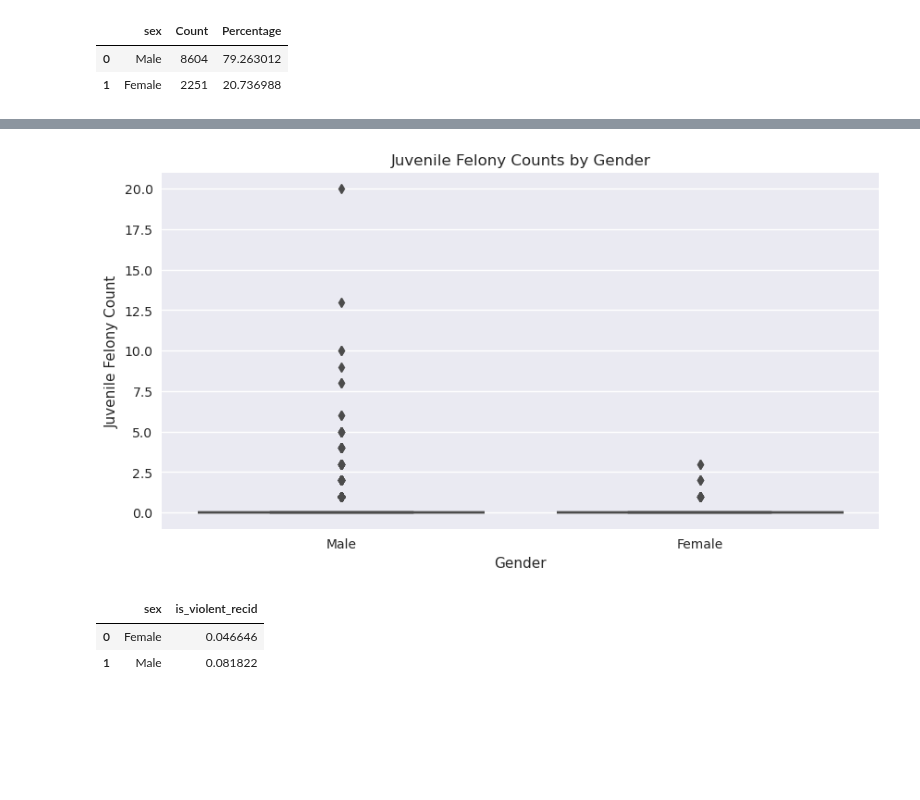
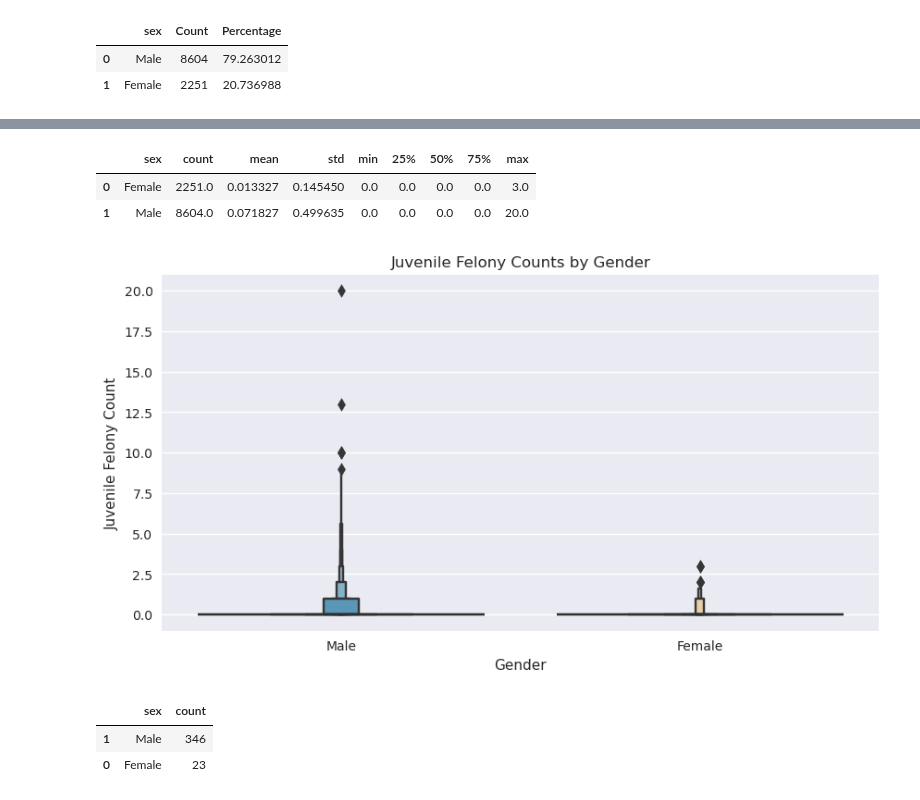
Before and after one commit to chance-roberts/DATA6550-Bias, a Jupyter notebook: Code/Noblit/ANoblit_Group6_P1.ipynb, the cells around one changed output, grey strips where cells are left out. Saved outputs shown, nothing was run; the diff lists cells and outputs as text; code cells hidden in the pictures; blank space fills up the shorter version.

```diff
--- a/Code/Noblit/ANoblit_Group6_P1.ipynb
+++ b/Code/Noblit/ANoblit_Group6_P1.ipynb
@@ -159,25 +174,43 @@ df_juv_fel_gen.head()
+# %%
+#Code Block 10 -Used Notebook AI Assistant
+#Group the DataFrame by 'sex' and get descriptive statistics for 'juv_fel_count'
+description_by_sex = df_cvpf.groupby('sex')['juv_fel_count'].describe()
+
+df_description_by_sex = pd.DataFrame(description_by_sex).reset_index()
+df_description_by_sex
+# %% [output]
+|  | sex | count | mean | std | min | 25% | 50% | 75% | max |
+| 0 | Female | 2251.0 | 0.013327 | 0.145450 | 0.0 | 0.0 | 0.0 | 0.0 | 3.0 |
+| 1 | Male | 8604.0 | 0.071827 | 0.499635 | 0.0 | 0.0 | 0.0 | 0.0 | 20.0 |
 # %%
-#Code Block 12
-#Use boxplots to show how juvenile felony counts vary by gender.
+#Code Block 11
+#Use boxennplots to show how juvenile felony counts vary by gender.
 
 plt.figure(figsize=(10, 5))
-sns.boxplot(x="sex", y="juv_fel_count", data=df_cvpf)
+sns.boxenplot(x="sex", y="juv_fel_count", data=df_cvpf, palette = 'colorblind')
 
 # Create labels for the plot
 plt.title("Juvenile Felony Counts by Gender")
 plt.xlabel("Gender")
 plt.ylabel("Juvenile Felony Count")
 
 # Show the plot
 plt.show()
 # %% [output]
-[figure, old version]
+[figure, new version]
-# %%
-#Code Block 13
-#Grouping violent recidivism rates by gender and creating a new dataframe
-df_vrecid_gender = df_cvpf.groupby('sex')['is_violent_recid'].mean().reset_index()
-df_vrecid_gender.head()
-# %% [output]
-|  | sex | is_violent_recid |
-| 0 | Female | 0.046646 |
-| 1 | Male | 0.081822 |
+# %%
+#Code Block 12 - Used Jupyter AI Assistant for help with the organization of the code
+# View number of those with at least one juvenile felony count and compare by Gender
+
+#Filter the DataFrame for juvenile felony counts greater than 0 and groupby 'sex'
+filtered_df = df_juv_fel_gen[df_juv_fel_gen['juv_fel_count'] > 0]
+
+# Group by 'sex' and sum the 'juv_fel_count'
+df_filtered_df = pd.DataFrame(filtered_df.groupby('sex')['count'].sum())
+df_filtered_df= df_filtered_df.reset_index()
+df_filtered_df= df_filtered_df.sort_values('sex', ascending = False)
+df_filtered_df.head()
+# %% [output]
+|  | sex | count |
+| 1 | Male | 346 |
+| 0 | Female | 23 |
```
Also changed, not shown: parts of 8 cells of this notebook.
